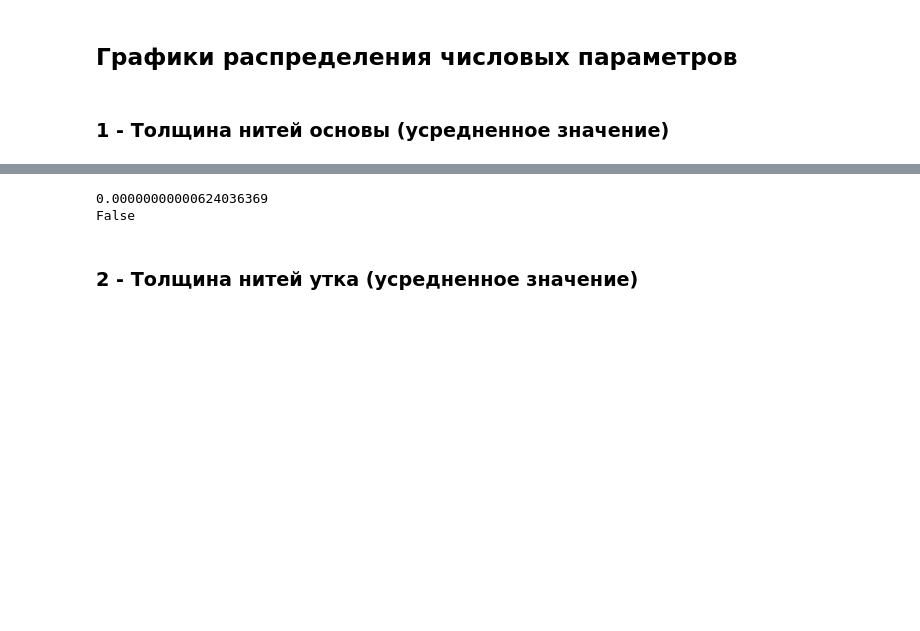
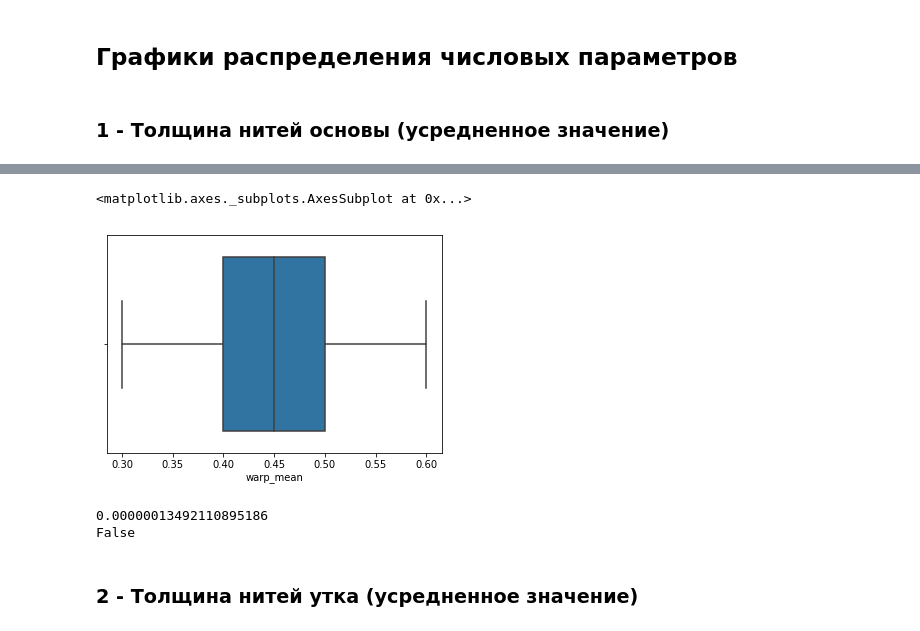
Before and after one commit to streltcov/textile_data, a Jupyter notebook: notebook.ipynb, the cells around one changed output, grey strips where cells are left out. Drawn from its saved outputs; the diff is of its cells as text; code cells hidden in the pictures; blank space fills up the shorter version.

```diff
--- a/notebook.ipynb
+++ b/notebook.ipynb
@@ -136,5 +150,10 @@ seaborn.distplot(dataframe['warp_mean'])
+# %%
+seaborn.boxplot(dataframe_cleared['warp_mean'])
+# %% [output]
+<matplotlib.axes._subplots.AxesSubplot at 0x...>
+[figure, added]
 # %%
-shapiro_warp_mean = stats.shapiro(dataframe.warp_mean.values)
+shapiro_warp_mean = stats.shapiro(dataframe_cleared.warp_mean.values)
 shapiro_warp_mean_p_coefficient = shapiro_warp_mean[1]
 print('{:.20f}'.format(shapiro_warp_mean_p_coefficient))
 if shapiro_warp_mean_p_coefficient > 0.05:
@@ -142,7 +161,7 @@ if shapiro_warp_mean_p_coefficient > 0.05:
 else:
     print('False')
 # %% [output]
-0.00000000000624036369
+0.00000013492110895186
 False
 # %% [markdown]
 ### 2 - Толщина нитей утка (усредненное значение)
```
Also changed, not shown: parts of 13 cells of this notebook, 2 other files.
